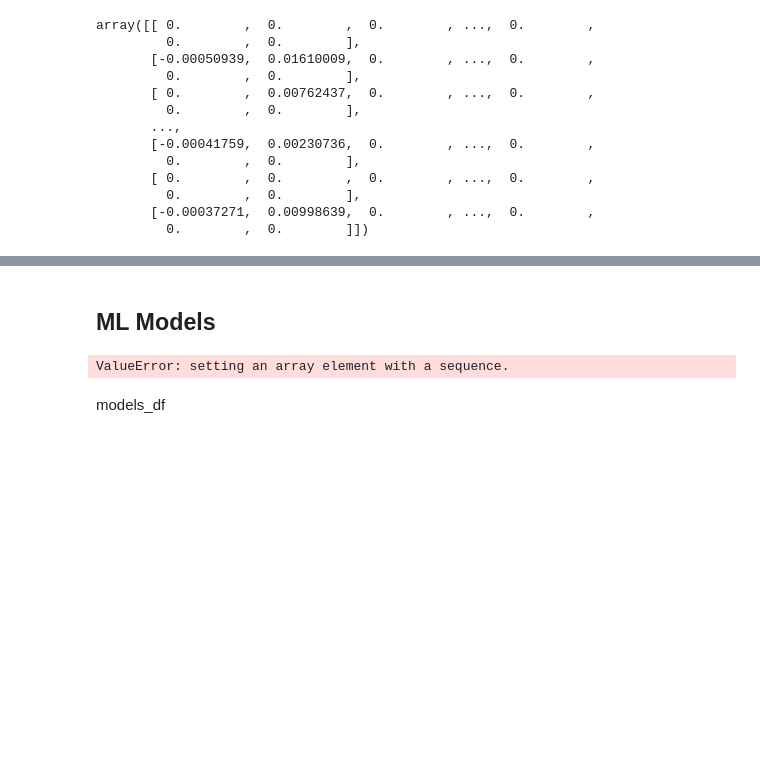
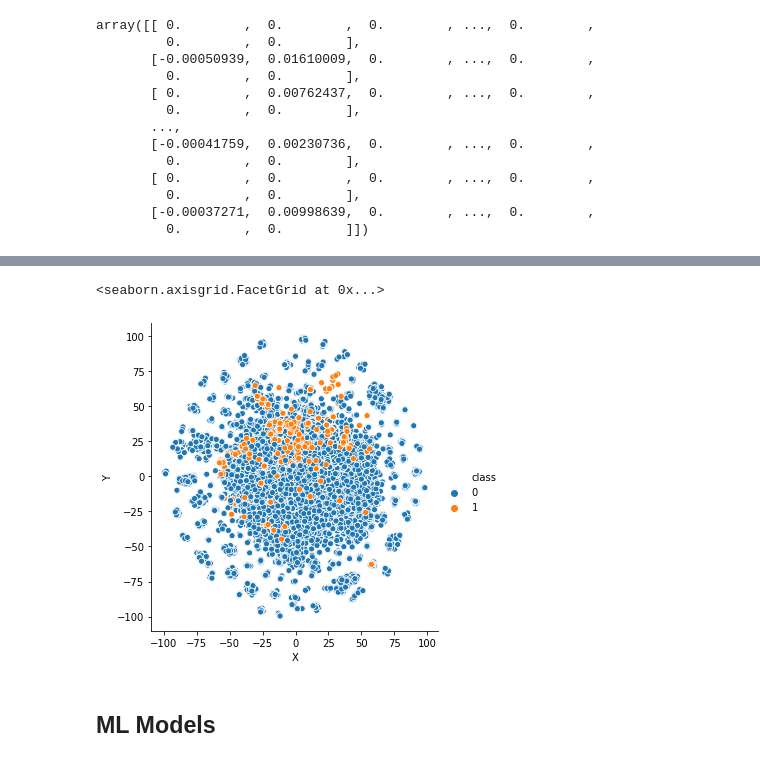
Before and after one commit to mikongame/Module-3-Project-2-ML-Fraud-Detection, a Jupyter notebook: your-code/text_manipulation.ipynb, the cells around one changed output, grey strips where cells are left out. Saved outputs shown, nothing was run; the diff lists cells and outputs as text; code cells hidden in the pictures; blank space fills up the shorter version.

Commit message:
Text Model Complete + Specificity

```diff
--- a/your-code/text_manipulation.ipynb
+++ b/your-code/text_manipulation.ipynb
@@ -168,2 +202,9 @@ offer_transformed = transformer.transform(tfidf_offer[0:1000].toarray())
+# %%
+tsne_df = pd.DataFrame({'X':X_tsne[:,0], 'Y': X_tsne[:,1], 'class': y})
+# %%
+sns.relplot(data=tsne_df, x='X', y='Y', hue='class')
+# %% [output]
+<seaborn.axisgrid.FacetGrid at 0x...>
+[figure, added]
 # %% [markdown]
 ## ML Models
@@ -215,11 +275,9 @@ models = {'gnb': GaussianNB(),
           'decisiontree': DecisionTreeClassifier(),
           'randomforest': RandomForestClassifier(),
           'svc': SVC(probability=True),
-          'linearsvc': LinearSVC()
+          'linearsvc': LinearSVC(),
+          'xgboost': GradientBoostingClassifier(),
+          'NN': MLPClassifier()
          }
 
 models_df = pd.concat([baseline_report(model, X_train, X_test, y_train, y_test, name) for (name, model) in models.items()])
-# %% [output]
-ValueError: setting an array element with a sequence.
-# %% [markdown]
-models_df
```
Also changed, not shown: parts of 25 cells of this notebook.
